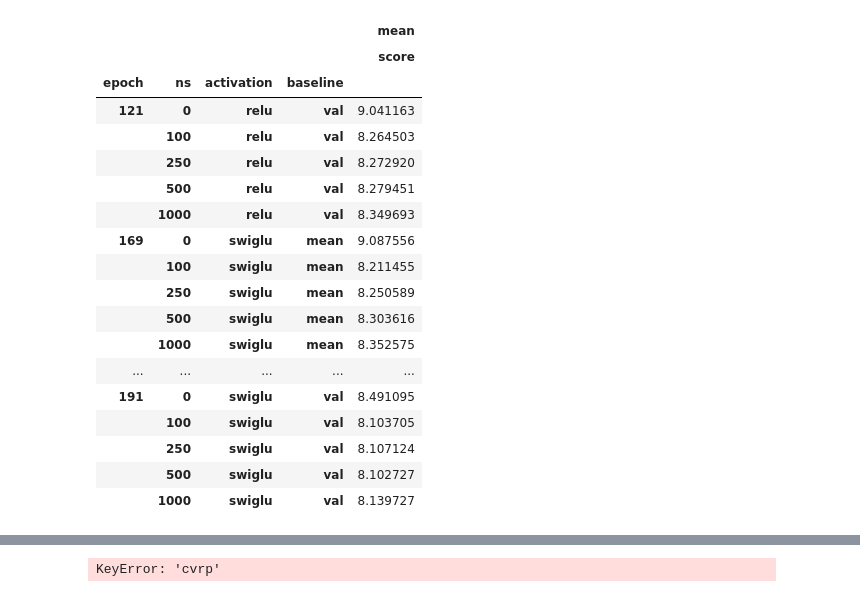
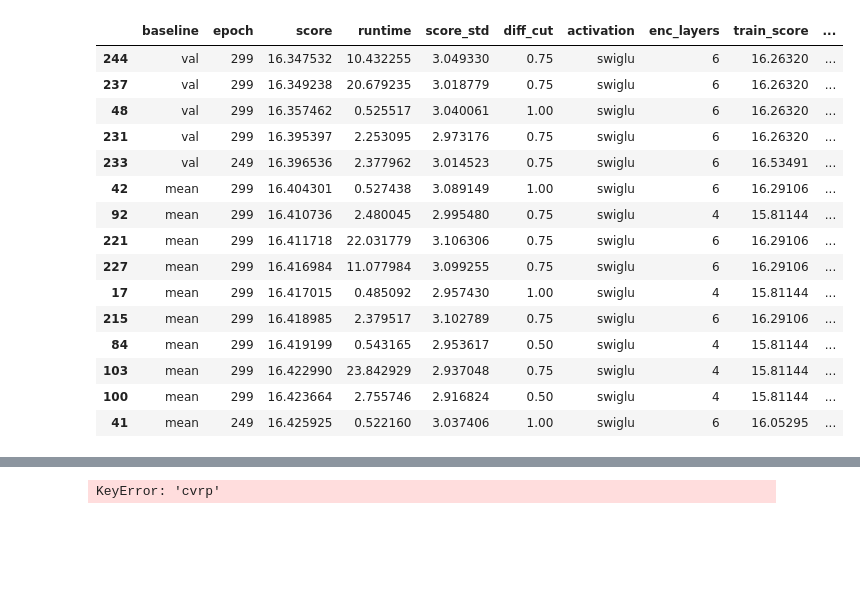
Before and after one commit to glistering96/AlphaRouter, a Jupyter notebook: notebooks/result_plot.ipynb, the cells around one changed output, grey strips where cells are left out. Cells and saved outputs as stored; diff of their text form; code cells hidden in the pictures; blank space fills up the shorter version.

```diff
--- a/notebooks/result_plot.ipynb
+++ b/notebooks/result_plot.ipynb
@@ -252,22 +287,23 @@ tsp_100.sort_values(by=['score']).head(15)
 # %%
-tsp_100.pivot_table(index=['epoch', 'ns', 'activation', 'baseline'], values=['score',], aggfunc=[np.mean, np.std])
+tsp_100.pivot_table(index=['epoch', 'ns', 'activation', 'baseline'], values=['score',], aggfunc=[np.mean, np.std]).to_csv("../result_csv/tsp_100.csv")
-# %% [output]
-|  |  |  |  | mean |
-|  |  |  |  | score |
-| epoch | ns | activation | baseline |  |
-| 121 | 0 | relu | val | 9.041163 |
-|  | 100 | relu | val | 8.264503 |
-|  | 250 | relu | val | 8.272920 |
-|  | 500 | relu | val | 8.279451 |
-|  | 1000 | relu | val | 8.349693 |
-| 169 | 0 | swiglu | mean | 9.087556 |
-|  | 100 | swiglu | mean | 8.211455 |
-|  | 250 | swiglu | mean | 8.250589 |
-|  | 500 | swiglu | mean | 8.303616 |
-|  | 1000 | swiglu | mean | 8.352575 |
-| ... | ... | ... | ... | ... |
-| 191 | 0 | swiglu | val | 8.491095 |
-|  | 100 | swiglu | val | 8.103705 |
-|  | 250 | swiglu | val | 8.107124 |
-|  | 500 | swiglu | val | 8.102727 |
-|  | 1000 | swiglu | val | 8.139727 |
+# %%
+cvrp_100 = pd.concat([get_parital_result('am', 'cvrp', 100), get_parital_result('mcts', 'cvrp', 100)])
+cvrp_100.to_csv("../result_csv/cvrp_100.csv")
+cvrp_100.sort_values(by=['score']).head(15)
+# %% [output]
+|  | baseline | epoch | score | runtime | score_std | diff_cut | activation | enc_layers | train_score | ... |
+| 244 | val | 299 | 16.347532 | 10.432255 | 3.049330 | 0.75 | swiglu | 6 | 16.26320 | ... |
+| 237 | val | 299 | 16.349238 | 20.679235 | 3.018779 | 0.75 | swiglu | 6 | 16.26320 | ... |
+| 48 | val | 299 | 16.357462 | 0.525517 | 3.040061 | 1.00 | swiglu | 6 | 16.26320 | ... |
+| 231 | val | 299 | 16.395397 | 2.253095 | 2.973176 | 0.75 | swiglu | 6 | 16.26320 | ... |
+| 233 | val | 249 | 16.396536 | 2.377962 | 3.014523 | 0.75 | swiglu | 6 | 16.53491 | ... |
+| 42 | mean | 299 | 16.404301 | 0.527438 | 3.089149 | 1.00 | swiglu | 6 | 16.29106 | ... |
+| 92 | mean | 299 | 16.410736 | 2.480045 | 2.995480 | 0.75 | swiglu | 4 | 15.81144 | ... |
+| 221 | mean | 299 | 16.411718 | 22.031779 | 3.106306 | 0.75 | swiglu | 6 | 16.29106 | ... |
+| 227 | mean | 299 | 16.416984 | 11.077984 | 3.099255 | 0.75 | swiglu | 6 | 16.29106 | ... |
+| 17 | mean | 299 | 16.417015 | 0.485092 | 2.957430 | 1.00 | swiglu | 4 | 15.81144 | ... |
+| 215 | mean | 299 | 16.418985 | 2.379517 | 3.102789 | 0.75 | swiglu | 6 | 16.29106 | ... |
+| 84 | mean | 299 | 16.419199 | 0.543165 | 2.953617 | 0.50 | swiglu | 4 | 15.81144 | ... |
+| 103 | mean | 299 | 16.422990 | 23.842929 | 2.937048 | 0.75 | swiglu | 4 | 15.81144 | ... |
+| 100 | mean | 299 | 16.423664 | 2.755746 | 2.916824 | 0.50 | swiglu | 4 | 15.81144 | ... |
+| 41 | mean | 249 | 16.425925 | 0.522160 | 3.037406 | 1.00 | swiglu | 6 | 16.05295 | ... |
```
Also changed, not shown: parts of 9 cells of this notebook.
